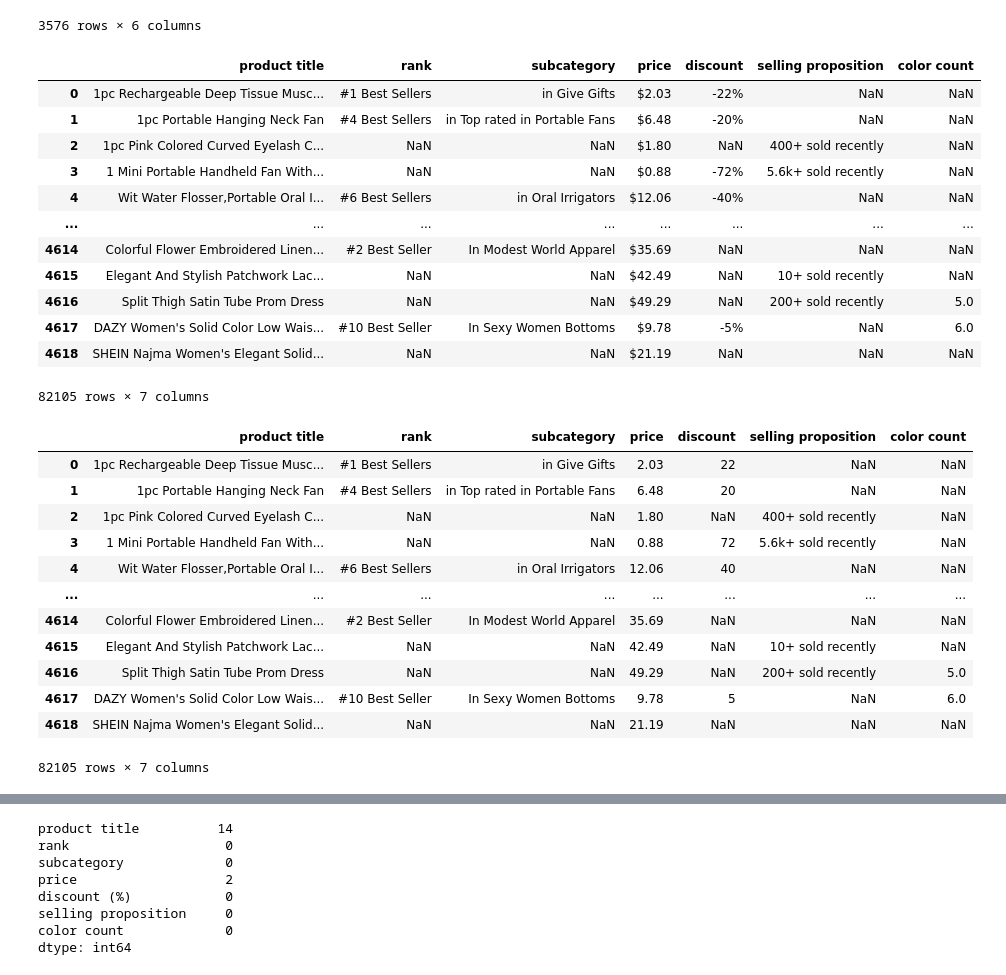
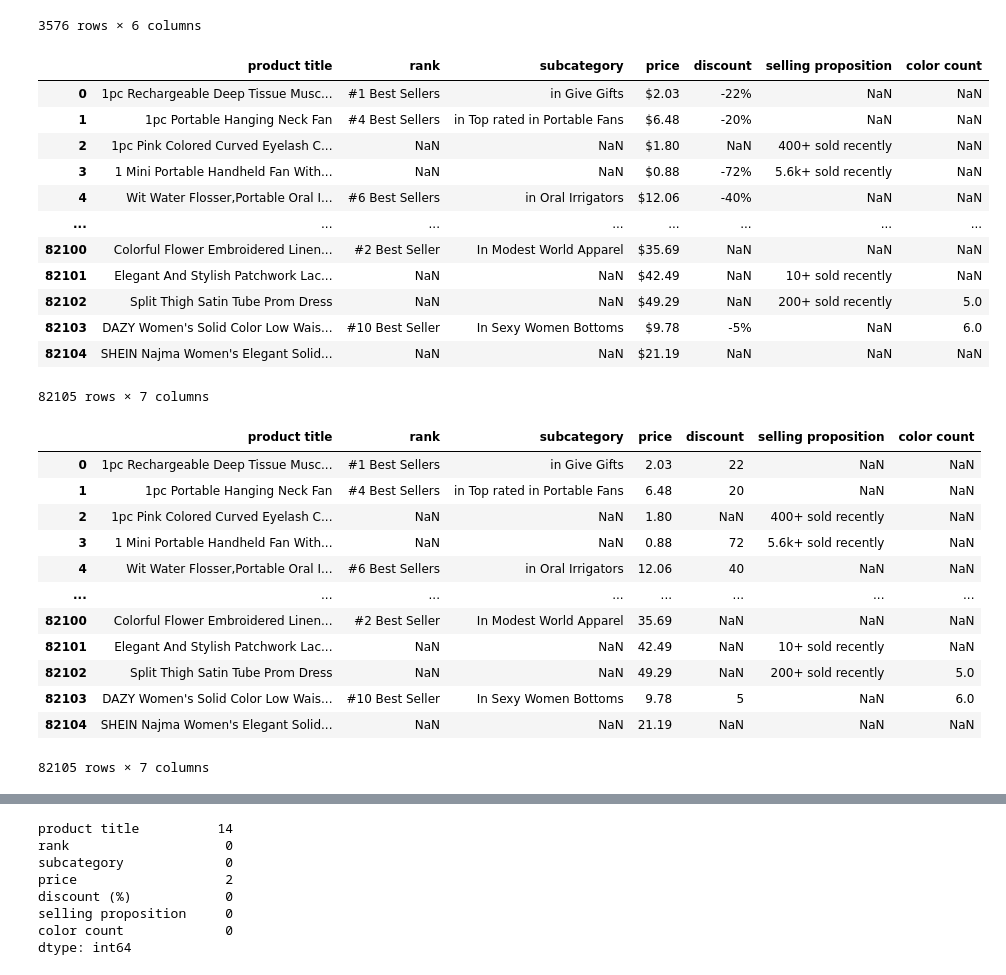
Before and after one commit to MrLIT97/E-Commerce-Data-Cleaning, a Jupyter notebook: E-Commerce Data Cleaning.ipynb, the cells around one changed output, grey strips where cells are left out. Cells and saved outputs as stored; diff of their text form; code cells hidden in the pictures.

```diff
--- a/E-Commerce Data Cleaning.ipynb
+++ b/E-Commerce Data Cleaning.ipynb
@@ -388,21 +388,21 @@ dataframes[18]
 3576 rows × 6 columns
 # %%
 #merging all to a df
-products = pd.concat(dataframes)
+products = pd.concat(dataframes, ignore_index=True)
 products
 # %% [output]
 |  | product title | rank | subcategory | price | discount | selling proposition | color count |
 | 0 | 1pc Rechargeable Deep Tissue Musc... | #1 Best Sellers | in Give Gifts | $2.03 | -22% | NaN | NaN |
 | 1 | 1pc Portable Hanging Neck Fan | #4 Best Sellers | in Top rated in Portable Fans | $6.48 | -20% | NaN | NaN |
 | 2 | 1pc Pink Colored Curved Eyelash C... | NaN | NaN | $1.80 | NaN | 400+ sold recently | NaN |
 | 3 | 1 Mini Portable Handheld Fan With... | NaN | NaN | $0.88 | -72% | 5.6k+ sold recently | NaN |
 | 4 | Wit Water Flosser,Portable Oral I... | #6 Best Sellers | in Oral Irrigators | $12.06 | -40% | NaN | NaN |
 | ... | ... | ... | ... | ... | ... | ... | ... |
-| 4614 | Colorful Flower Embroidered Linen... | #2 Best Seller | In Modest World Apparel | $35.69 | NaN | NaN | NaN |
-| 4615 | Elegant And Stylish Patchwork Lac... | NaN | NaN | $42.49 | NaN | 10+ sold recently | NaN |
-| 4616 | Split Thigh Satin Tube Prom Dress | NaN | NaN | $49.29 | NaN | 200+ sold recently | 5.0 |
-| 4617 | DAZY Women's Solid Color Low Wais... | #10 Best Seller | In Sexy Women Bottoms | $9.78 | -5% | NaN | 6.0 |
-| 4618 | SHEIN Najma Women's Elegant Solid... | NaN | NaN | $21.19 | NaN | NaN | NaN |
+| 82100 | Colorful Flower Embroidered Linen... | #2 Best Seller | In Modest World Apparel | $35.69 | NaN | NaN | NaN |
+| 82101 | Elegant And Stylish Patchwork Lac... | NaN | NaN | $42.49 | NaN | 10+ sold recently | NaN |
+| 82102 | Split Thigh Satin Tube Prom Dress | NaN | NaN | $49.29 | NaN | 200+ sold recently | 5.0 |
+| 82103 | DAZY Women's Solid Color Low Wais... | #10 Best Seller | In Sexy Women Bottoms | $9.78 | -5% | NaN | 6.0 |
+| 82104 | SHEIN Najma Women's Elegant Solid... | NaN | NaN | $21.19 | NaN | NaN | NaN |
 82105 rows × 7 columns
 # %%
 products['discount']= products['discount'].str.strip("-%")
@@ -416,11 +416,11 @@ products
 | 3 | 1 Mini Portable Handheld Fan With... | NaN | NaN | 0.88 | 72 | 5.6k+ sold recently | NaN |
 | 4 | Wit Water Flosser,Portable Oral I... | #6 Best Sellers | in Oral Irrigators | 12.06 | 40 | NaN | NaN |
 | ... | ... | ... | ... | ... | ... | ... | ... |
-| 4614 | Colorful Flower Embroidered Linen... | #2 Best Seller | In Modest World Apparel | 35.69 | NaN | NaN | NaN |
-| 4615 | Elegant And Stylish Patchwork Lac... | NaN | NaN | 42.49 | NaN | 10+ sold recently | NaN |
-| 4616 | Split Thigh Satin Tube Prom Dress | NaN | NaN | 49.29 | NaN | 200+ sold recently | 5.0 |
-| 4617 | DAZY Women's Solid Color Low Wais... | #10 Best Seller | In Sexy Women Bottoms | 9.78 | 5 | NaN | 6.0 |
-| 4618 | SHEIN Najma Women's Elegant Solid... | NaN | NaN | 21.19 | NaN | NaN | NaN |
+| 82100 | Colorful Flower Embroidered Linen... | #2 Best Seller | In Modest World Apparel | 35.69 | NaN | NaN | NaN |
+| 82101 | Elegant And Stylish Patchwork Lac... | NaN | NaN | 42.49 | NaN | 10+ sold recently | NaN |
+| 82102 | Split Thigh Satin Tube Prom Dress | NaN | NaN | 49.29 | NaN | 200+ sold recently | 5.0 |
+| 82103 | DAZY Women's Solid Color Low Wais... | #10 Best Seller | In Sexy Women Bottoms | 9.78 | 5 | NaN | 6.0 |
+| 82104 | SHEIN Najma Women's Elegant Solid... | NaN | NaN | 21.19 | NaN | NaN | NaN |
 82105 rows × 7 columns
 # %%
 products.rename(columns={"discount":"discount (%)"}, inplace=True)
```
Also changed, not shown: parts of 18 cells of this notebook, 2 other files.
